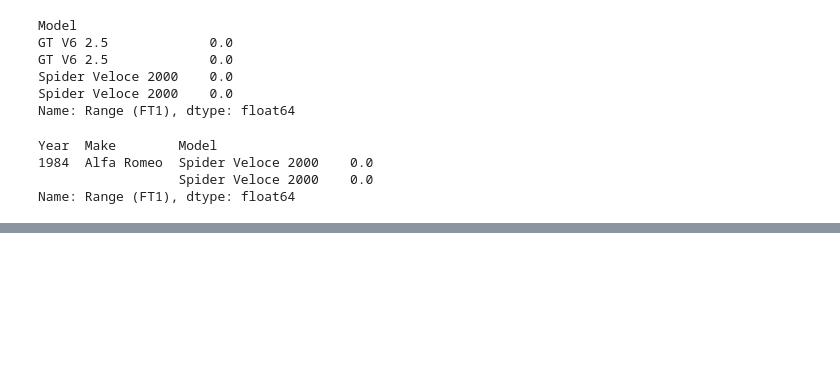
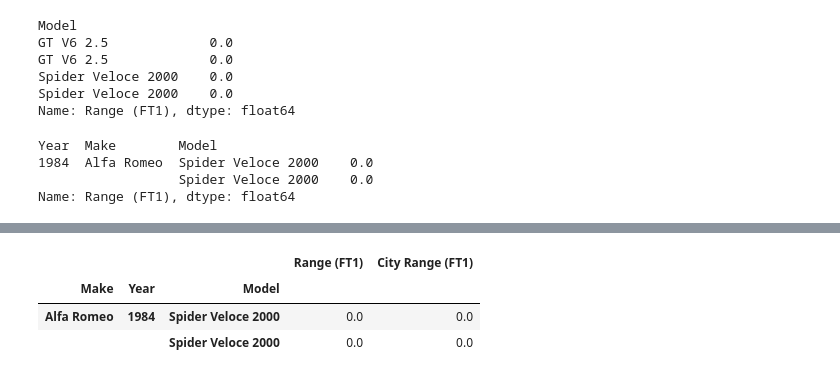
Before and after one commit to Byienio/Pandas_pg, a Jupyter notebook: MultiIndexAndPivotTables.ipynb, the cells around one changed output, grey strips where cells are left out. Cells and saved outputs as stored; diff of their text form; code cells hidden in the pictures; blank space fills up the shorter version.

```diff
--- a/MultiIndexAndPivotTables.ipynb
+++ b/MultiIndexAndPivotTables.ipynb
@@ -277,0 +310,7 @@ Name: Range (FT1), dtype: float64
+# %%
+fuel.loc[('Alfa Romeo',1984,'Spider Veloce 2000')]
+# %% [output]
+|  |  |  | Range (FT1) | City Range (FT1) |
+| Make | Year | Model |  |  |
+| Alfa Romeo | 1984 | Spider Veloce 2000 | 0.0 | 0.0 |
+|  |  | Spider Veloce 2000 | 0.0 | 0.0 |
```
Also changed, not shown: parts of 6 cells of this notebook.
